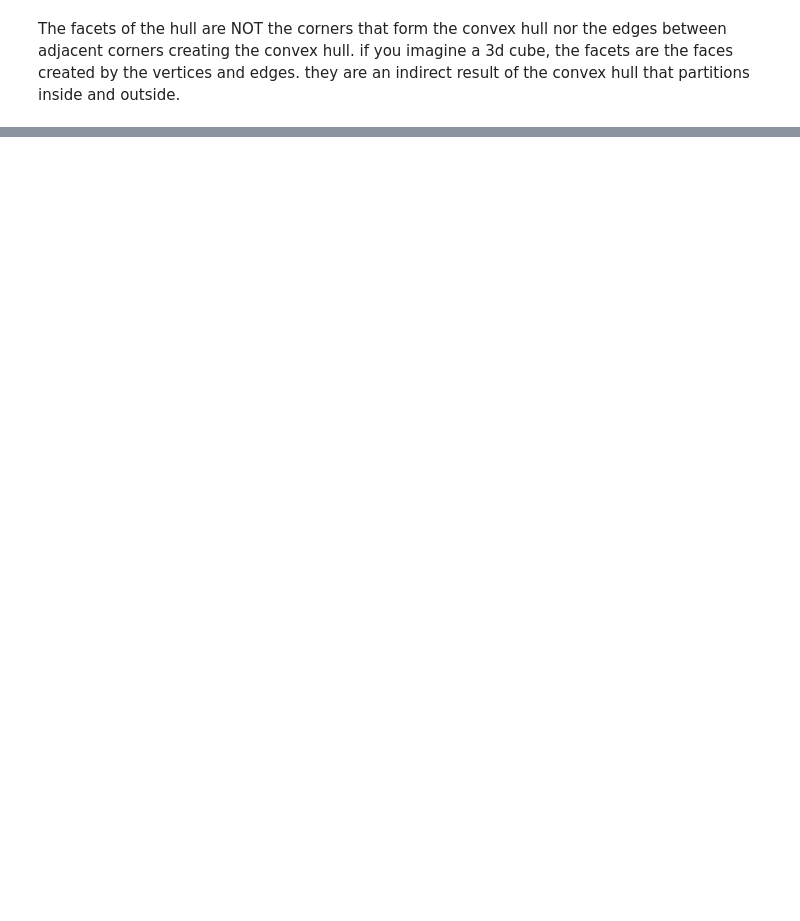
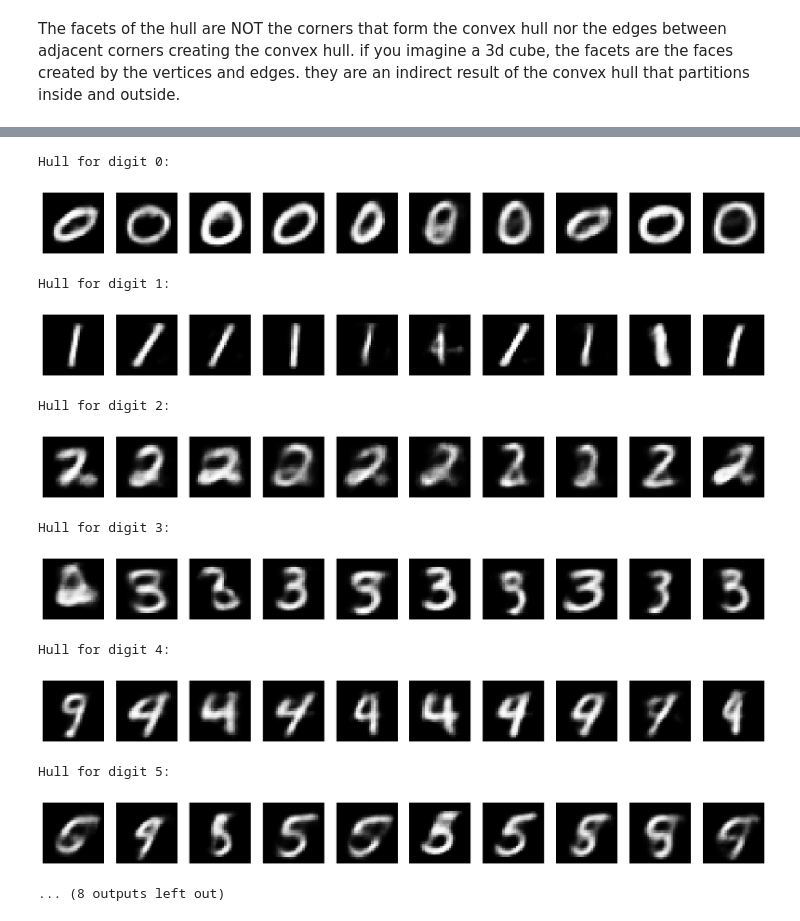
Before and after one commit to Antel0pe/NeuronsFiringTogetherWireTogether, a Jupyter notebook: SpaceOfMNISTDigits.ipynb, the cells around one changed output, grey strips where cells are left out. Saved outputs shown, nothing was run; the diff lists cells and outputs as text; code cells hidden in the pictures; blank space fills up the shorter version.

```diff
--- a/SpaceOfMNISTDigits.ipynb
+++ b/SpaceOfMNISTDigits.ipynb
@@ -539,0 +417,47 @@ Closest points between trees 0 and 2:
+# %%
+# prompt: go around each hull vertices and pick 10 evenly spaced vertices and decode them
+
+import matplotlib.pyplot as plt
+# Assuming you have a list of hulls called 'hulls' and a KDTree for each hull in 'kd_trees'
+# Also, assume 'vae_trained_model' is your trained VAE model
+
+
+def decode_and_plot_vertices(vae, vertices):
+    """Decodes sampled latent points into images and plots them."""
+    device = torch.device("cuda" if torch.cuda.is_available() else "cpu")
+    vae.to(device).eval()
+    sampled_tensors = torch.tensor(vertices, dtype=torch.float32).to(device)
+
+    with torch.no_grad():
+        generated_images = vae.decoder(sampled_tensors).cpu().numpy()
+
+    fig, axes = plt.subplots(1, len(vertices), figsize=(len(vertices) * 2, 2))
+    for i, ax in enumerate(axes.flat):
+        ax.imshow(generated_images[i].reshape(28, 28), cmap='gray')
+        ax.axis("off")
+    plt.show()
+
+
+for i, hull in enumerate(hulls):
+  print(f"Hull for digit {i}:")
+  vertices = hull.vertices
+  num_vertices = len(vertices)
+  step_size = max(1, num_vertices // 10)  # Ensure at least 10 samples
+
+  sampled_vertices_indices = vertices[::step_size][:10]
+  sampled_vertices = hull.points[sampled_vertices_indices]
+  decode_and_plot_vertices(vae_trained_model, sampled_vertices)
+# %% [output]
+Hull for digit 0:
+[figure, added]
+Hull for digit 1:
+[figure, added]
+Hull for digit 2:
+[figure, added]
+Hull for digit 3:
+[figure, added]
+Hull for digit 4:
+[figure, added]
+Hull for digit 5:
+[figure, added]
+... (8 outputs left out)
```
Also changed, not shown: parts of 17 cells of this notebook.
